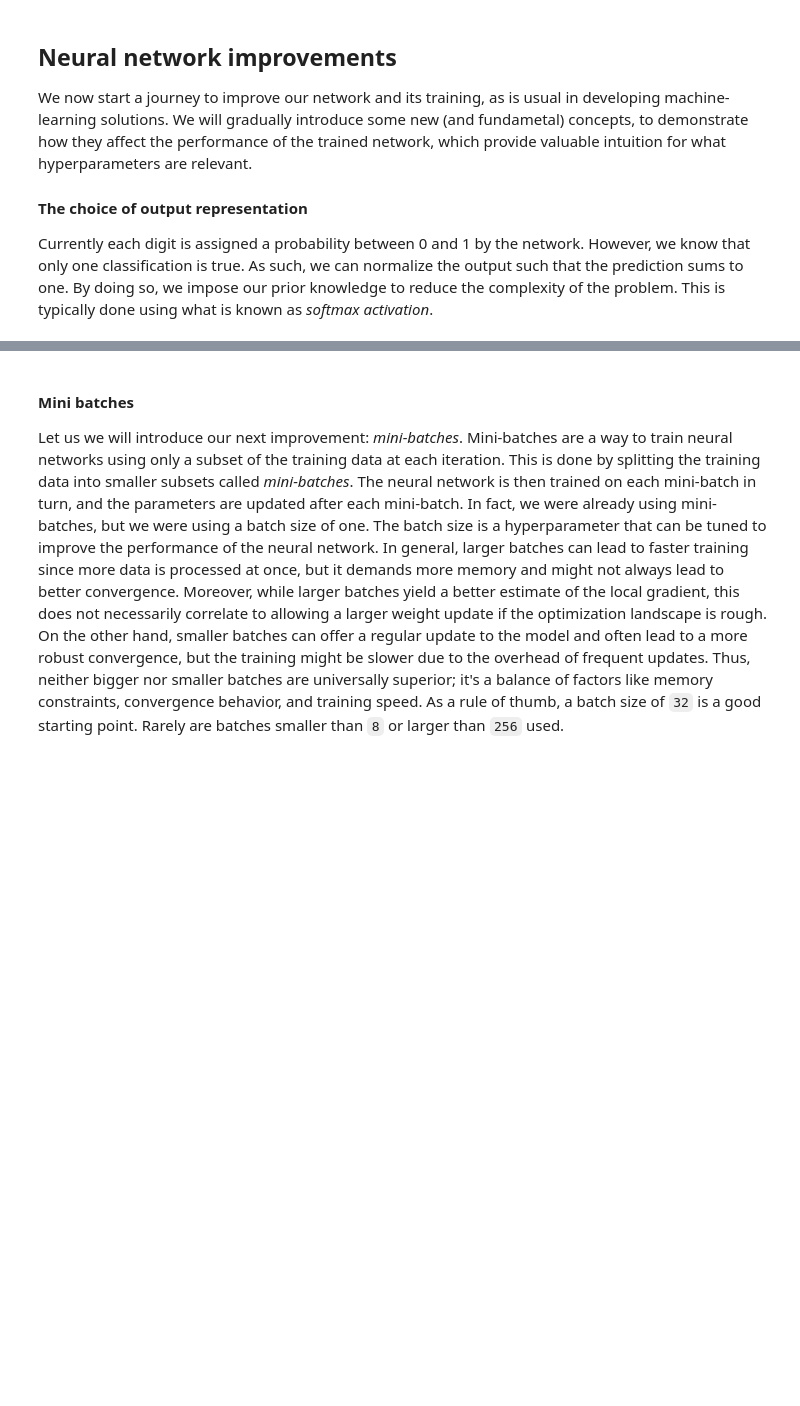
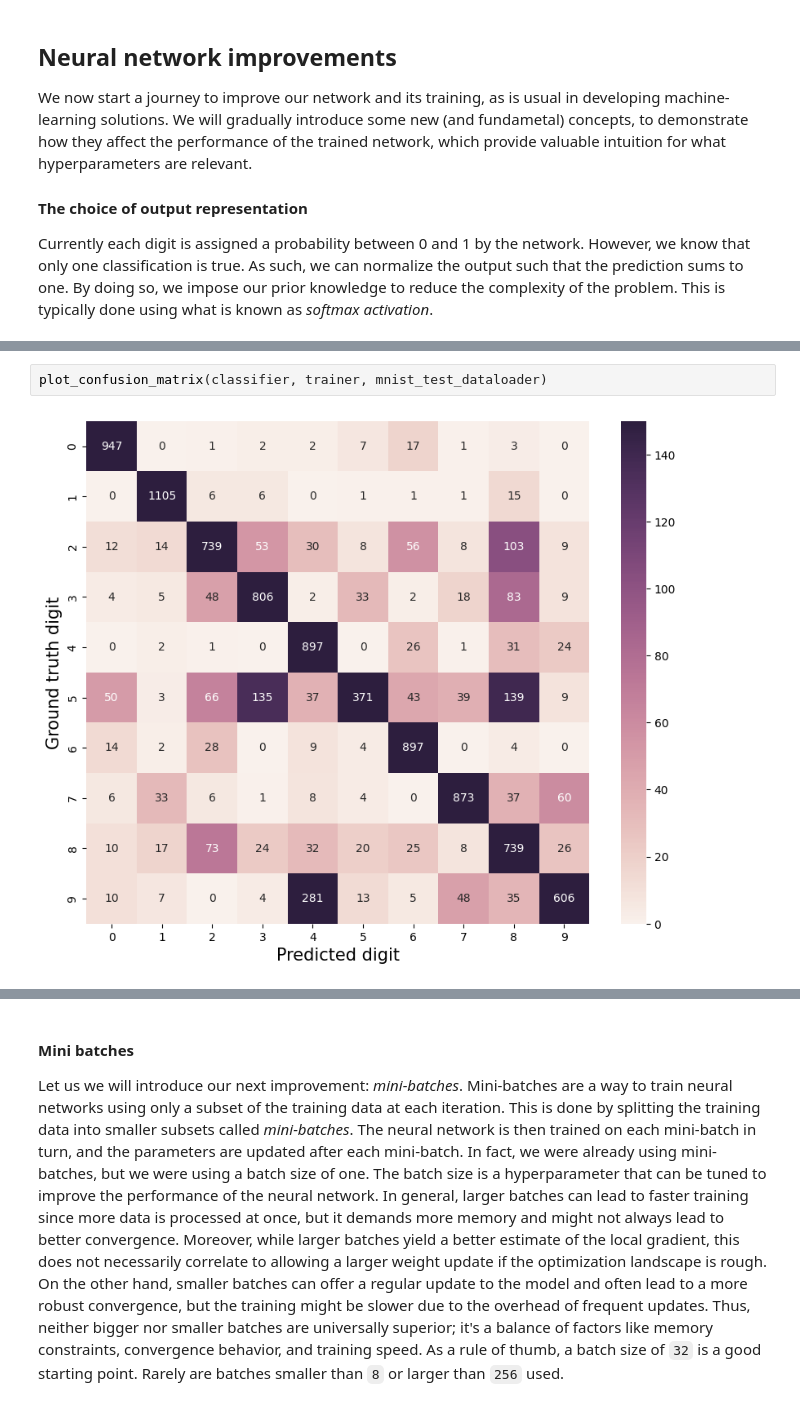
Before and after one commit to DeepTrackAI/deeplay, a Jupyter notebook: Ex01. MNIST Classification Application.ipynb, the cells around one changed output, grey strips where cells are left out. Saved outputs shown, nothing was run; the diff lists cells and outputs as text; blank space fills up the shorter version.

```diff
--- a/Ex01. MNIST Classification Application.ipynb
+++ b/Ex01. MNIST Classification Application.ipynb
@@ -382,0 +411,4 @@ trainer.test(classifier, mnist_test_dataloader)
+# %%
+plot_confusion_matrix(classifier, trainer, mnist_test_dataloader)
+# %% [output]
+[figure, added]
```
Also changed, not shown: parts of 13 cells of this notebook.
